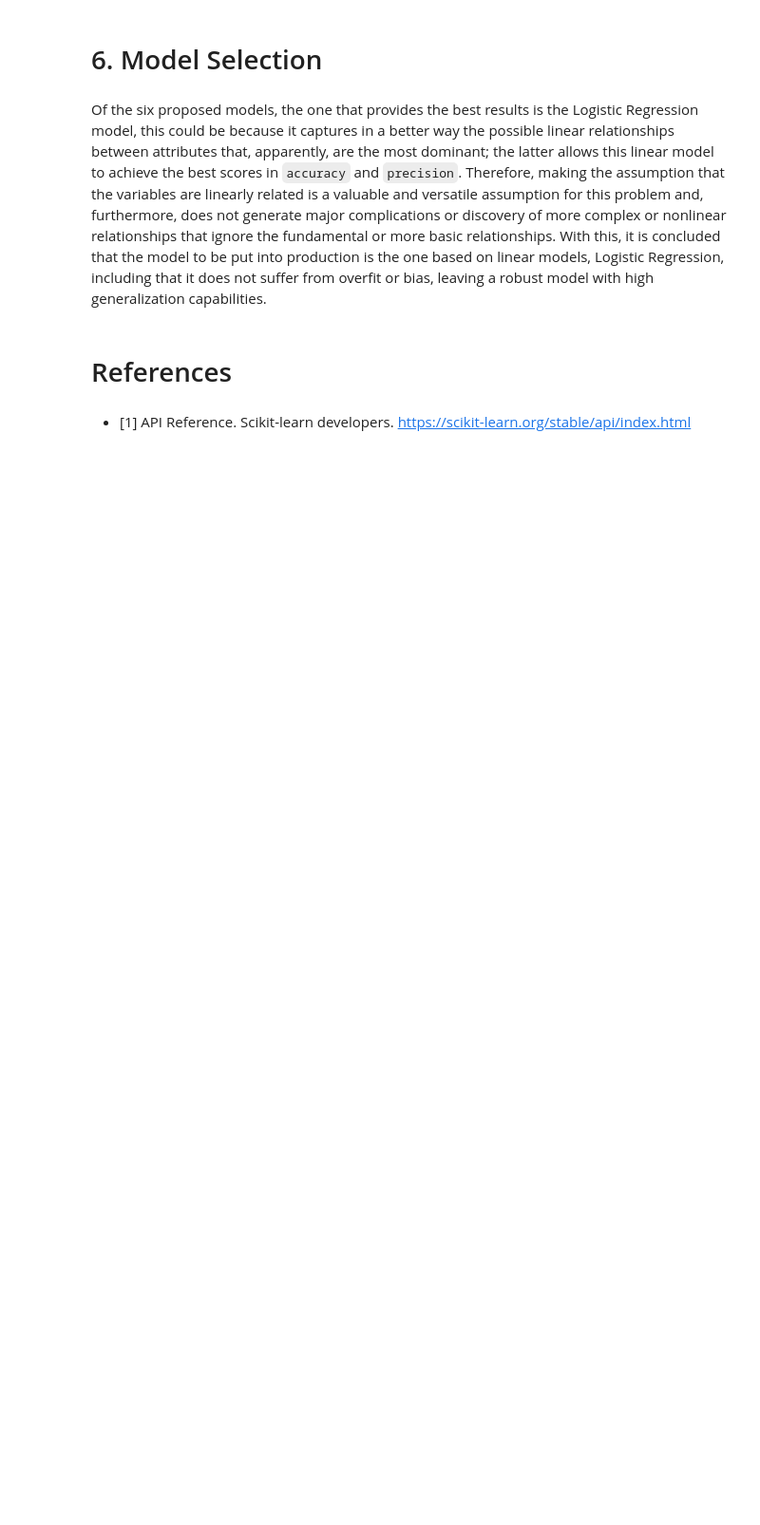
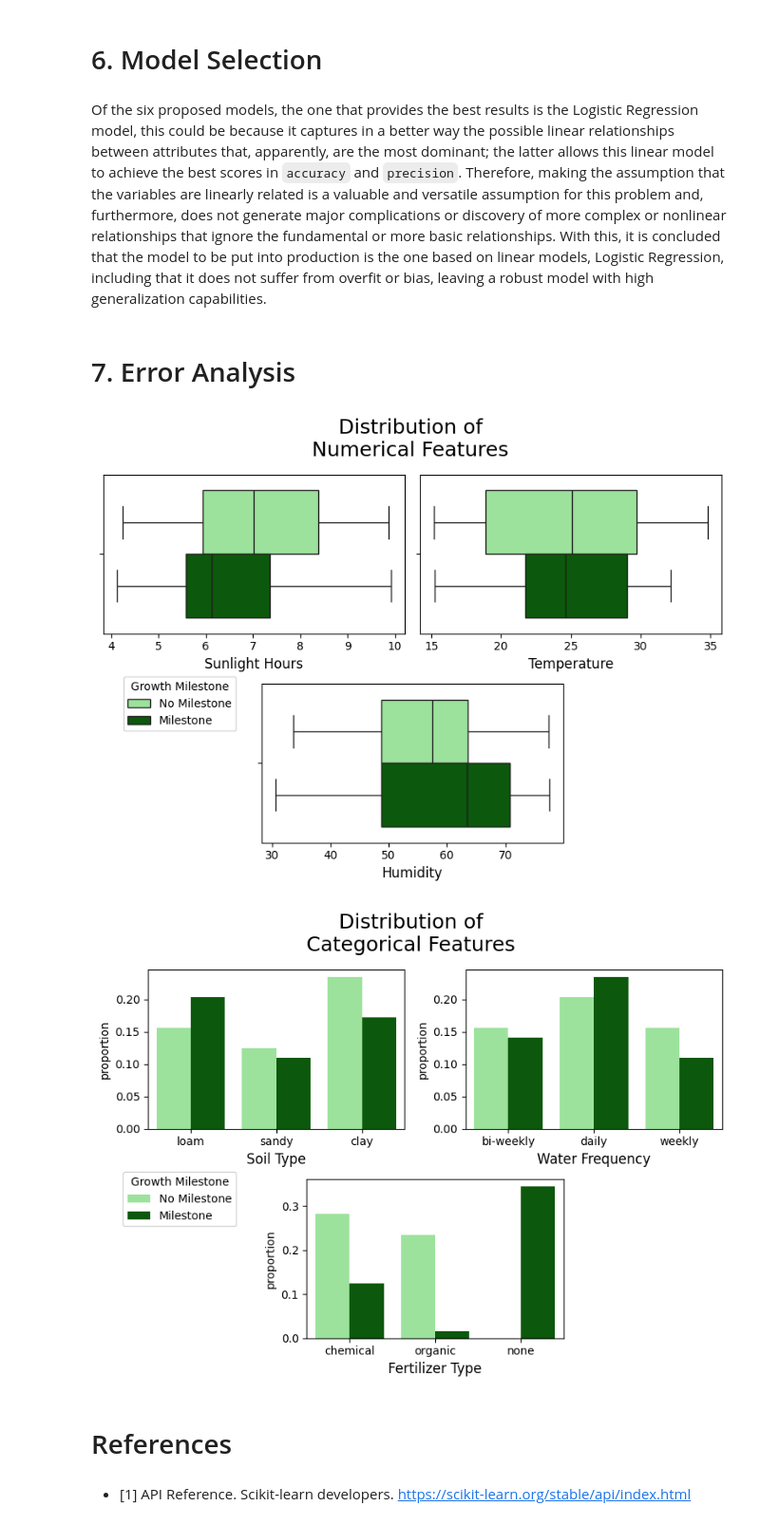
Before and after one commit to alexisuaguilaru/Plant_Growth_Model, a Jupyter notebook: Model/MachineLearningModel.ipynb, the cells around one changed output. Shown at 95% size. Saved outputs shown, nothing was run; the diff lists cells and outputs as text; code cells hidden in the pictures; blank space fills up the shorter version.

```diff
--- a/Model/MachineLearningModel.ipynb
+++ b/Model/MachineLearningModel.ipynb
@@ -483,3 +469,5 @@ EvaluateModelsOverDataset(Model_Architectures,X_train,y_train,'Train')
 # 6. Model Selection
 # %% [markdown]
 Of the six proposed models, the one that provides the best results is the Logistic Regression model, this could be because it captures in a better way the possible linear relationships between attributes that, apparently, are the most dominant; the latter allows this linear model to achieve the best scores in ``accuracy`` and ``precision``. Therefore, making the assumption that the variables are linearly related is a valuable and versatile assumption for this problem and, furthermore, does not generate major complications or discovery of more complex or nonlinear relationships that ignore the fundamental or more basic relationships. With this, it is concluded that the model to be put into production is the one based on linear models, Logistic Regression, including that it does not suffer from overfit or bias, leaving a robust model with high generalization capabilities.
+# %% [markdown]
+# 7. Error Analysis
@@ -486,3 +519,12 @@ Of the six proposed models, the one that provides the best results is the Logist
+# %%
+y_pred = Best_Logistic.predict(PlantGrowth_Dataset[Features])
+Errors = PlantGrowth_Dataset[y_pred != PlantGrowth_Dataset[Target]]
+
+PlotDistributionsByTarget(Errors,NumericalFeatures,Target,sns.boxplot,'Numerical')
+PlotDistributionsByTarget(Errors,CategoricalFeatures,Target,sns.countplot,'Categorical',{'stat':'proportion'})
+# %% [output]
+[figure, added]
+[figure, added]
 # %% [markdown]
 # References
 # %% [markdown]
```
Also changed, not shown: parts of 4 cells of this notebook, 2 other files.
